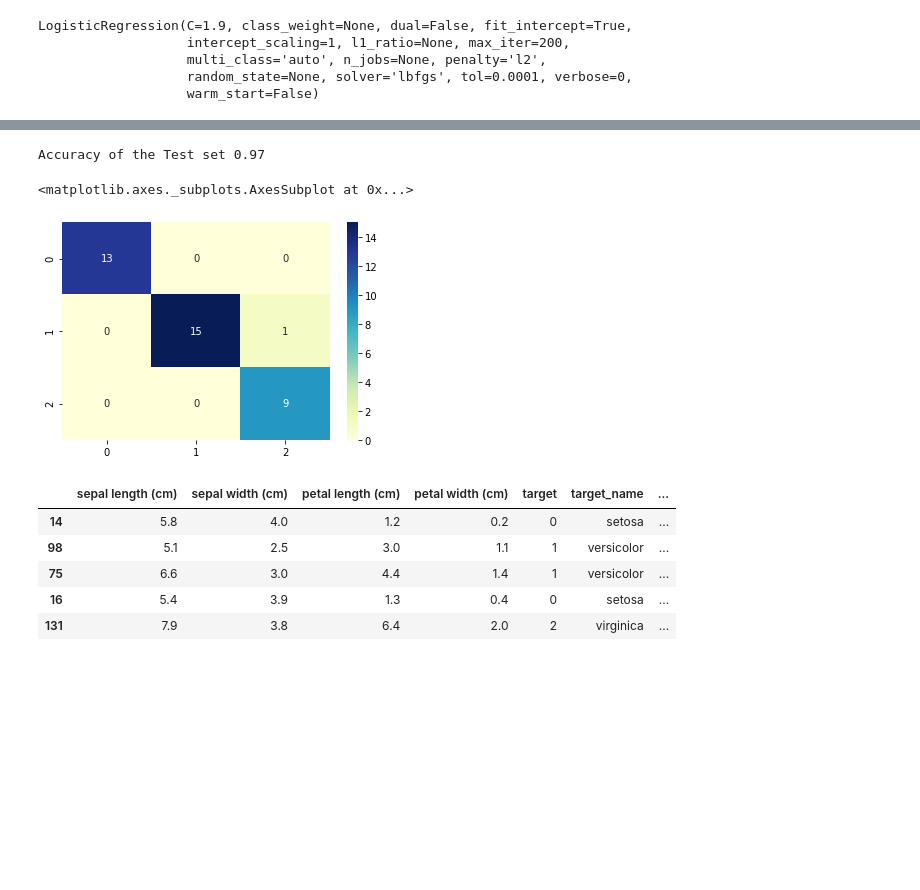
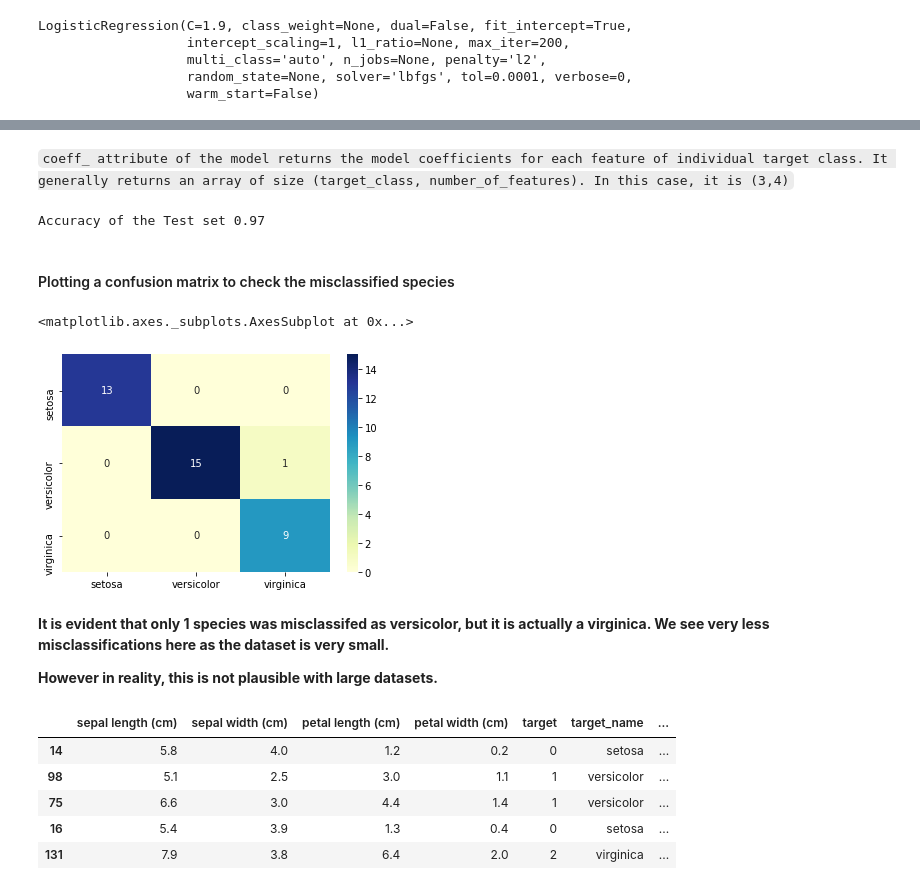
Before and after one commit to karthik-maddukuri/classic-iris-dataset, a Jupyter notebook: notebooks/01. Analysis on IRIS.ipynb, the cells around one changed output, grey strips where cells are left out. Cells and saved outputs as stored; diff of their text form; code cells hidden in the pictures; blank space fills up the shorter version.

Commit message:
Add conf matrix

````diff
--- a/notebooks/01. Analysis on IRIS.ipynb
+++ b/notebooks/01. Analysis on IRIS.ipynb
@@ -383,3 +389,5 @@ LogisticRegression(C=1.9, class_weight=None, dual=False, fit_intercept=True,
+# %% [markdown]
+```coeff_ attribute of the model returns the model coefficients for each feature of individual target class. It generally returns an array of size (target_class, number_of_features). In this case, it is (3,4)```
 # %%
 y_test_pred = model.predict(X_test)
 # %%
@@ -389,11 +397,18 @@ test_correct_accuracy = np.mean(test_correct)
 print(f'Accuracy of the Test set {test_correct_accuracy :.2f}')
 # %% [output]
 Accuracy of the Test set 0.97
+# %% [markdown]
+#### Plotting a confusion matrix to check the misclassified species
 # %%
-sns.heatmap(confusion_matrix(y_test, y_test_pred), annot=True,cmap="YlGnBu" )
+sns.heatmap(confusion_matrix(y_test, y_test_pred), annot=True,cmap="YlGnBu",\
+            xticklabels=['setosa','versicolor','virginica'], yticklabels=['setosa','versicolor','virginica'])
 # %% [output]
 <matplotlib.axes._subplots.AxesSubplot at 0x...>
-[figure, old version]
+[figure, new version]
+# %% [markdown]
+**It is evident that only 1 species was misclassifed as versicolor, but it is actually a virginica. We see very less misclassifications here as the dataset is very small.**
+
+**However in reality, this is not plausible with large datasets.**
 # %%
 df_pred_test = df_test.copy()
 df_pred_test['correct_predictions'] = test_correct
````
Also changed, not shown: parts of 7 cells of this notebook, 3 other files.
